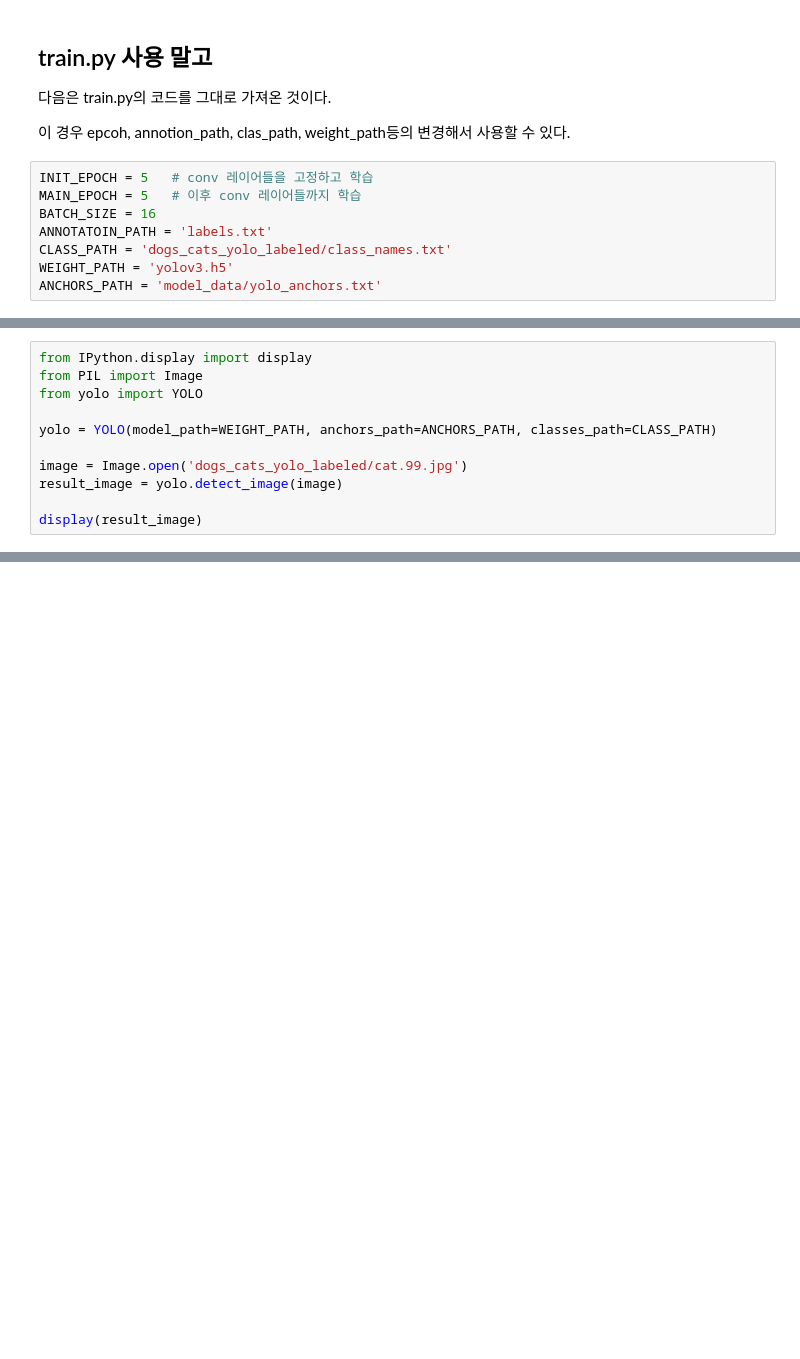
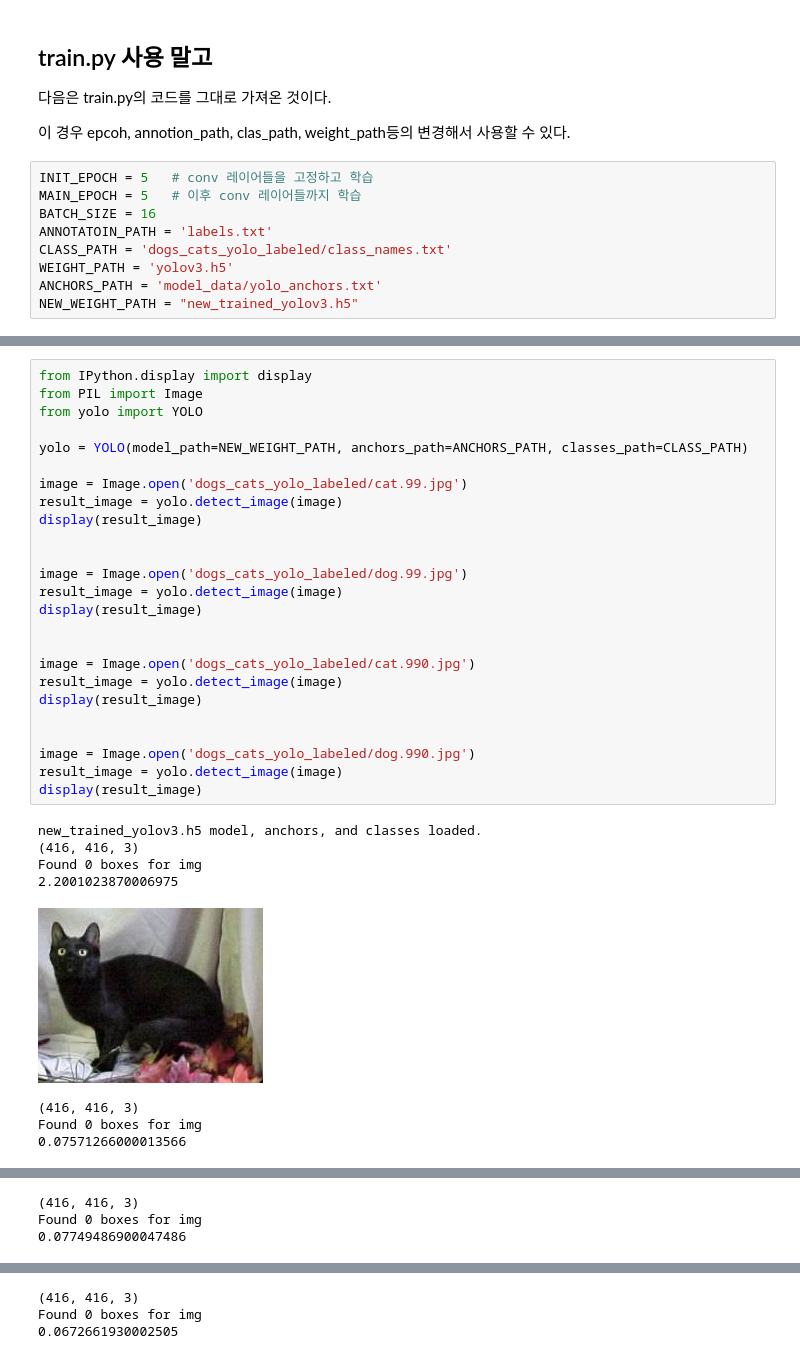
Before and after one commit to dhrim/mnd_advanced_2020, a Jupyter notebook: material/deep_learning/training_yolo_with_custom_data.ipynb, the cells around one changed output, grey strips where cells are left out. Drawn from its saved outputs; the diff is of its cells as text; blank space fills up the shorter version.

Commit message:
fix yolo custom training ipynb

```diff
--- a/material/deep_learning/training_yolo_with_custom_data.ipynb
+++ b/material/deep_learning/training_yolo_with_custom_data.ipynb
@@ -317,6 +391,7 @@ ANNOTATOIN_PATH = 'labels.txt'
 CLASS_PATH = 'dogs_cats_yolo_labeled/class_names.txt'
 WEIGHT_PATH = 'yolov3.h5'
 ANCHORS_PATH = 'model_data/yolo_anchors.txt'
+NEW_WEIGHT_PATH = "new_trained_yolov3.h5"
 # %%
 """
 Retrain the YOLO model for your own dataset.
@@ -546,11 +613,34 @@ Train on 200 samples, val on 22 samples, with batch size 16.
 # %%
 from IPython.display import display
 from PIL import Image
 from yolo import YOLO
 
-yolo = YOLO(model_path=WEIGHT_PATH, anchors_path=ANCHORS_PATH, classes_path=CLASS_PATH)
+yolo = YOLO(model_path=NEW_WEIGHT_PATH, anchors_path=ANCHORS_PATH, classes_path=CLASS_PATH)
 
 image = Image.open('dogs_cats_yolo_labeled/cat.99.jpg')
 result_image = yolo.detect_image(image)
+display(result_image)
 
+
+image = Image.open('dogs_cats_yolo_labeled/dog.99.jpg')
+result_image = yolo.detect_image(image)
 display(result_image)
+
+
+image = Image.open('dogs_cats_yolo_labeled/cat.990.jpg')
+result_image = yolo.detect_image(image)
+display(result_image)
+
+
+image = Image.open('dogs_cats_yolo_labeled/dog.990.jpg')
+result_image = yolo.detect_image(image)
+display(result_image)
+# %% [output]
+new_trained_yolov3.h5 model, anchors, and classes loaded.
+(416, 416, 3)
+Found 0 boxes for img
+2.2001023870006975
+[figure, added]
+(416, 416, 3)
+Found 0 boxes for img
+0.07571266000013566
@@ -556,0 +648,3 @@ display(result_image)
+(416, 416, 3)
+Found 0 boxes for img
+0.07749486900047486
@@ -556,0 +652,3 @@ display(result_image)
+(416, 416, 3)
+Found 0 boxes for img
+0.0672661930002505
```
Also changed, not shown: parts of 19 cells of this notebook.
